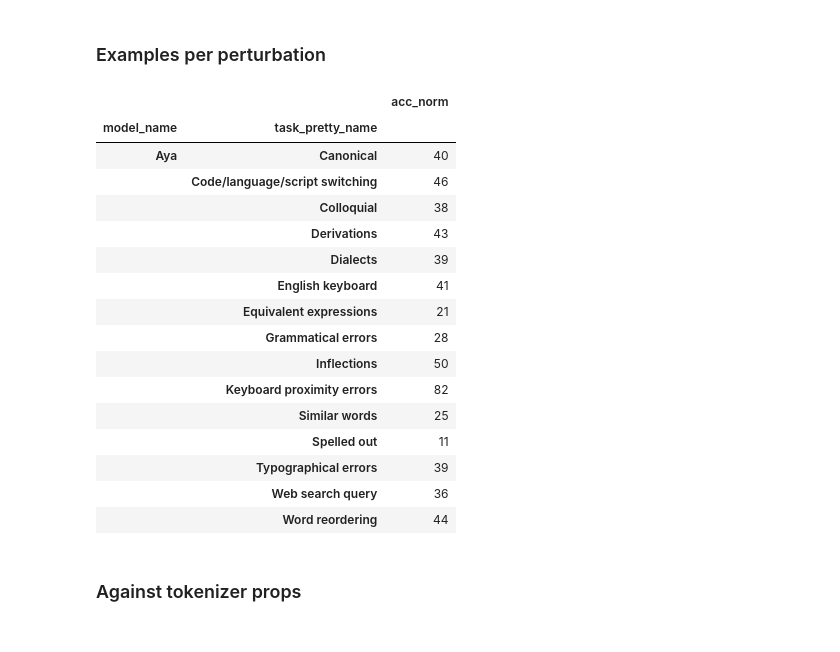
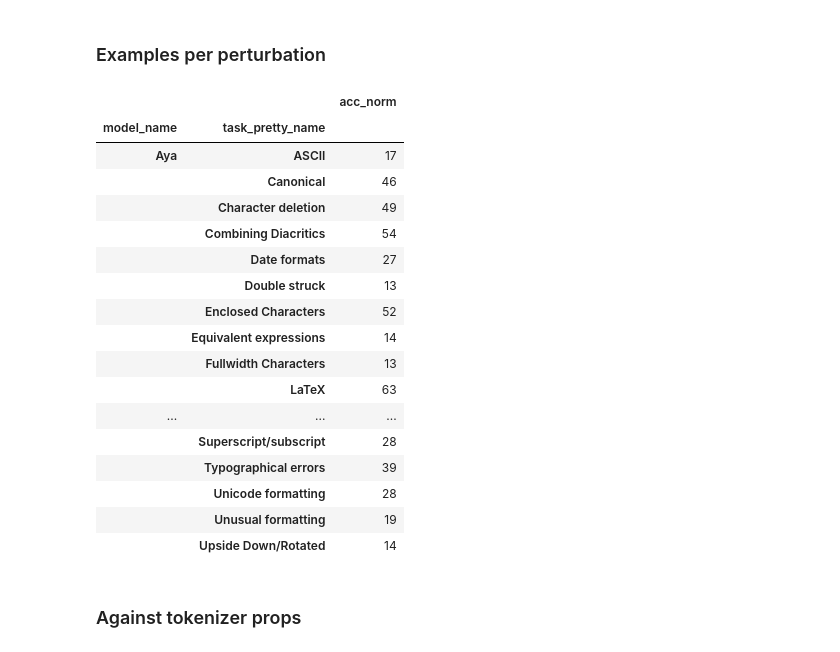
Before and after one commit to r-three/Tokenizers, a Jupyter notebook: notebooks/paper-benchmark-plots.ipynb, the cells around one changed output. Drawn from its saved outputs; the diff is of its cells as text; code cells hidden in the pictures.

```diff
--- a/notebooks/paper-benchmark-plots.ipynb
+++ b/notebooks/paper-benchmark-plots.ipynb
@@ -176,22 +186,25 @@ code_pattern = "*tokenizer_robustness_completion_turkish*"
 title_pattern = "Turkish - "
 OUTPUT_DIR = OUTPUT_DIR_/"turkish"
 
-# code_pattern = "*tokenizer_robustness_completion_stem*"
-# title_pattern = "STEM - "
-# OUTPUT_DIR = OUTPUT_DIR_/"stem"
+code_pattern = "*tokenizer_robustness_completion_stem*"
+title_pattern = "STEM - "
+OUTPUT_DIR = OUTPUT_DIR_/"stem"
 
+# code_pattern = "*tokenizer_robustness_completion_math*"
+# title_pattern = "MATH - "
+# OUTPUT_DIR = OUTPUT_DIR_/"math"
 
-code_pattern = "*tokenizer_robustness_completion_math*"
-title_pattern = "MATH - "
-OUTPUT_DIR = OUTPUT_DIR_/"math"
-
-code_pattern = "*tokenizer_robustness_completion_english*"
-title_pattern = "English - "
-OUTPUT_DIR = OUTPUT_DIR_/"english"
+# code_pattern = "*tokenizer_robustness_completion_english*"
+# title_pattern = "English - "
+# OUTPUT_DIR = OUTPUT_DIR_/"english"
 
 # code_pattern = "*tokenizer_robustness_completion_chinese*"
 # title_pattern = "Chinese - "
 # OUTPUT_DIR = OUTPUT_DIR_/"chinese"
+
+# code_pattern = "*tokenizer_robustness_completion_italian*"
+# title_pattern = "Italian - "
+# OUTPUT_DIR = OUTPUT_DIR_/"italian"
 
 SUFFIX = suffix.lower().replace("(","").replace(")","")
 OUTPUT_DIR = OUTPUT_DIR/SUFFIX
@@ -215,12 +253,17 @@ all_samples = load_all_samples(
     match_date=False,
     simplify_df=True,
 )
+
+task_counts = all_samples.groupby("task")["model_name"].value_counts().groupby(level=0).mean()
+valid_tasks = task_counts[task_counts>=5].index
+all_samples = all_samples[all_samples["task"].isin(valid_tasks)]
 all_samples["is_canonical"] = (
     all_samples["variation_id"].apply(lambda x: str(x).split(".")[1]) == "0"
 )
 all_samples = all_samples[all_samples["subcategories"] != "Turkish, Numerical formats"]
 all_samples = all_samples[all_samples["task"] != "tokenizer_robustness_completion_english_space_additions"]
-
+valid_tasks = all_samples.pivot_table(index=["model_name", "task"], values=METRIC, aggfunc="count")
+all_samples = all_samples
 samples, canonical_df, perturbed_df = get_canonical_and_perturbed_df(
     all_samples,
     only_keep_canonical_true=only_keep_canonical_true,
@@ -636,25 +709,28 @@ XGLM       Similar words                   0.640000
 # %% [markdown]
 ### Examples per perturbation
 # %%
-all_samples[all_samples["model_name"] == "Aya"].pivot_table(index=["model_name", "task_pretty_name"], values=METRIC, aggfunc="count")
+pv = all_samples[all_samples["model_name"] == "Aya"].pivot_table(index=["model_name", "task_pretty_name"], values=METRIC, aggfunc="count")
+pv.to_csv(OUTPUT_DIR/"sample_counts.csv")
+pv
 # %% [output]
 |  |  | acc_norm |
 | model_name | task_pretty_name |  |
-| Aya | Canonical | 40 |
-|  | Code/language/script switching | 46 |
-|  | Colloquial | 38 |
-|  | Derivations | 43 |
-|  | Dialects | 39 |
-|  | English keyboard | 41 |
-|  | Equivalent expressions | 21 |
-|  | Grammatical errors | 28 |
-|  | Inflections | 50 |
-|  | Keyboard proximity errors | 82 |
-|  | Similar words | 25 |
-|  | Spelled out | 11 |
+| Aya | ASCII | 17 |
+|  | Canonical | 46 |
+|  | Character deletion | 49 |
+|  | Combining Diacritics | 54 |
+|  | Date formats | 27 |
+|  | Double struck | 13 |
+|  | Enclosed Characters | 52 |
+|  | Equivalent expressions | 14 |
+|  | Fullwidth Characters | 13 |
+|  | LaTeX | 63 |
+| ... | ... | ... |
+|  | Superscript/subscript | 28 |
 |  | Typographical errors | 39 |
-|  | Web search query | 36 |
-|  | Word reordering | 44 |
+|  | Unicode formatting | 28 |
+|  | Unusual formatting | 19 |
+|  | Upside Down/Rotated | 14 |
 # %% [markdown]
 ### Against tokenizer props
 # %% [markdown]
```
Also changed, not shown: parts of 13 cells of this notebook, 1 other file.
